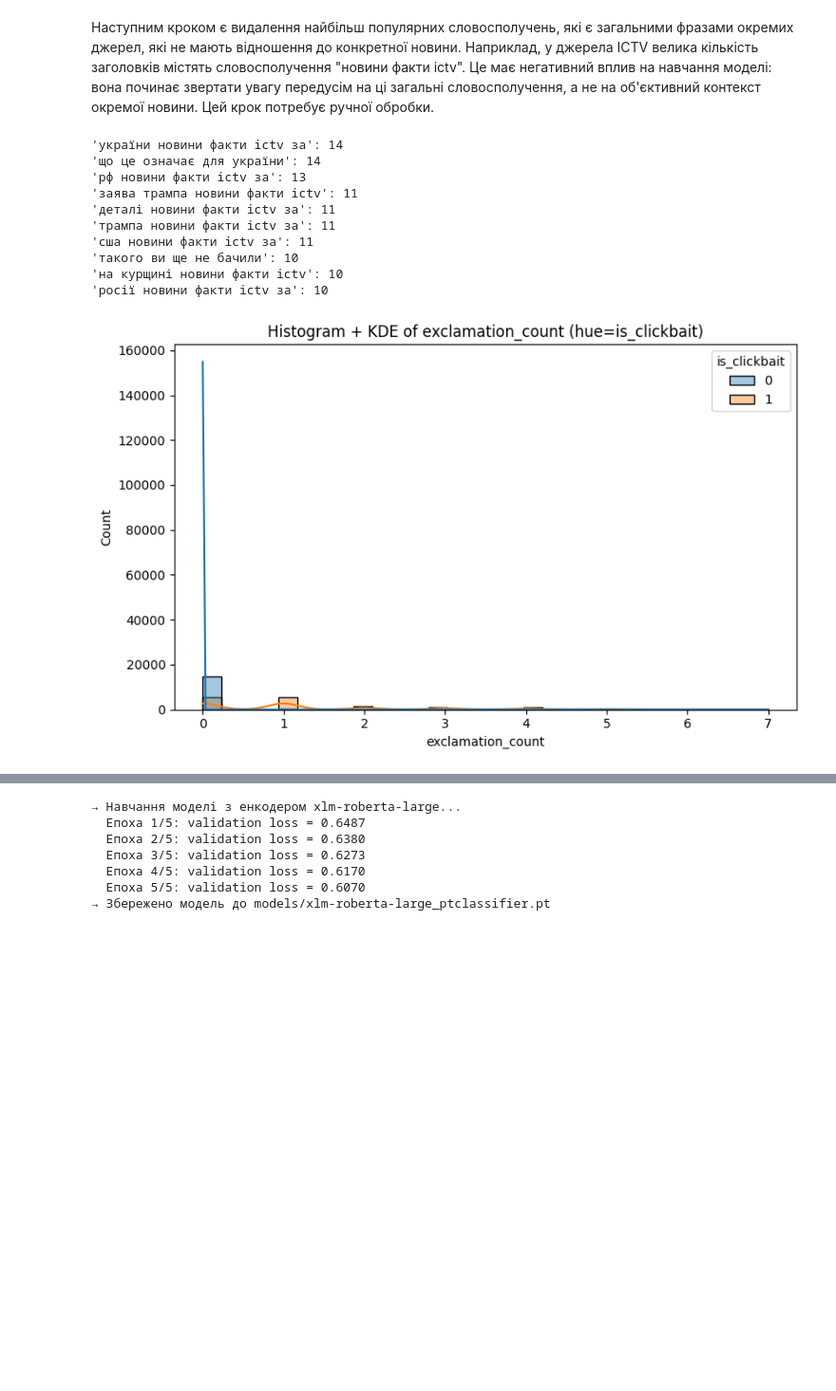
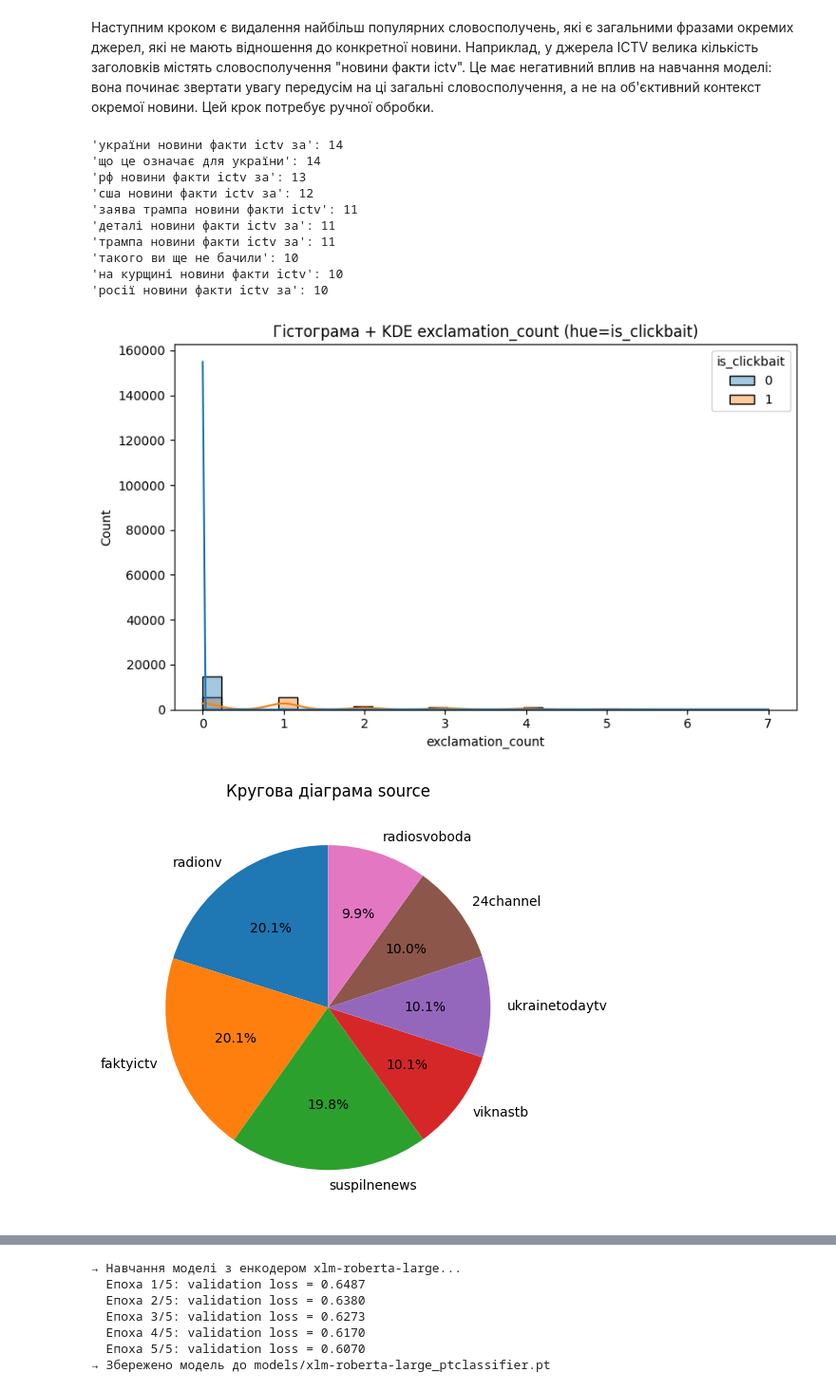
Before and after one commit to Endminis/ClickbaitAnalyzer, a Jupyter notebook: preprocess_dataset.ipynb, the cells around one changed output, grey strips where cells are left out. Shown: that part at 95% size. Cells and saved outputs as stored; diff of their text form; code cells hidden in the pictures; blank space fills up the shorter version.

```diff
--- a/preprocess_dataset.ipynb
+++ b/preprocess_dataset.ipynb
@@ -62,7 +62,7 @@ files_and_flags = {
     'ViknaSTB.csv':       1,
 }
 
-base_dir = 'data/raw/'
+base_dir = 'data/'
 
 collected = []
 for fname, flag in files_and_flags.items():
@@ -129,10 +129,10 @@ for ngram, count in top_ngrams:
 'україни новини факти ictv за': 14
 'що це означає для україни': 14
 'рф новини факти ictv за': 13
+'сша новини факти ictv за': 12
 'заява трампа новини факти ictv': 11
 'деталі новини факти ictv за': 11
 'трампа новини факти ictv за': 11
-'сша новини факти ictv за': 11
 'такого ви ще не бачили': 10
 'на курщині новини факти ictv': 10
 'росії новини факти ictv за': 10
@@ -147,7 +147,13 @@ plot_histogram(
     hue='is_clickbait'
 )
 # %% [output]
-[figure, old version]
+[figure, new version]
+# %%
+# Plot source distribution
+from utils.visual_utils import  plot_pie
+plot_pie(df_clean, 'source')
+# %% [output]
+[figure, added]
 # %%
 # Plot question mark distribution
 qc = df_clean['title'].astype(str).str.count(r'\?')
```
Also changed, not shown: parts of 7 cells of this notebook, 12 other files.
